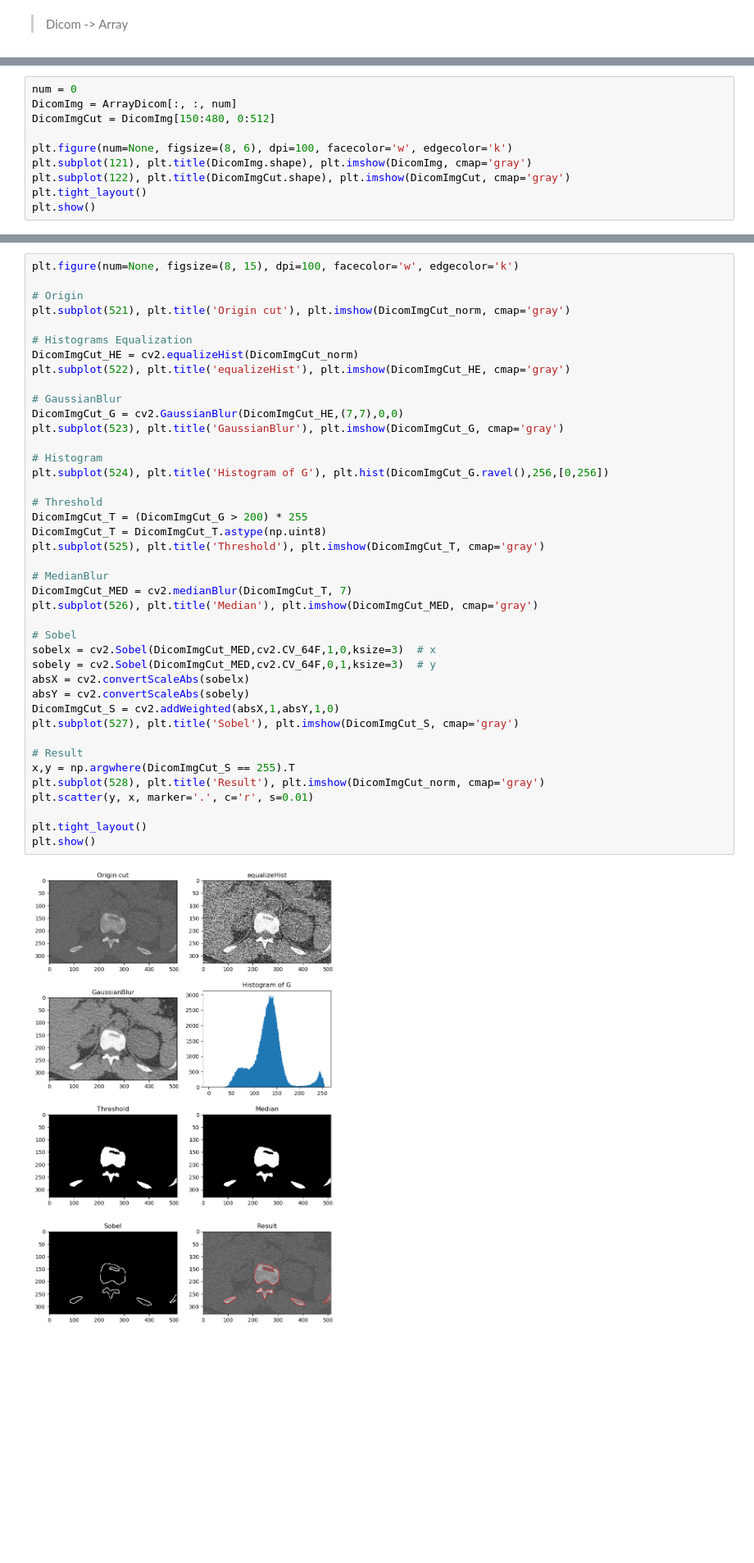
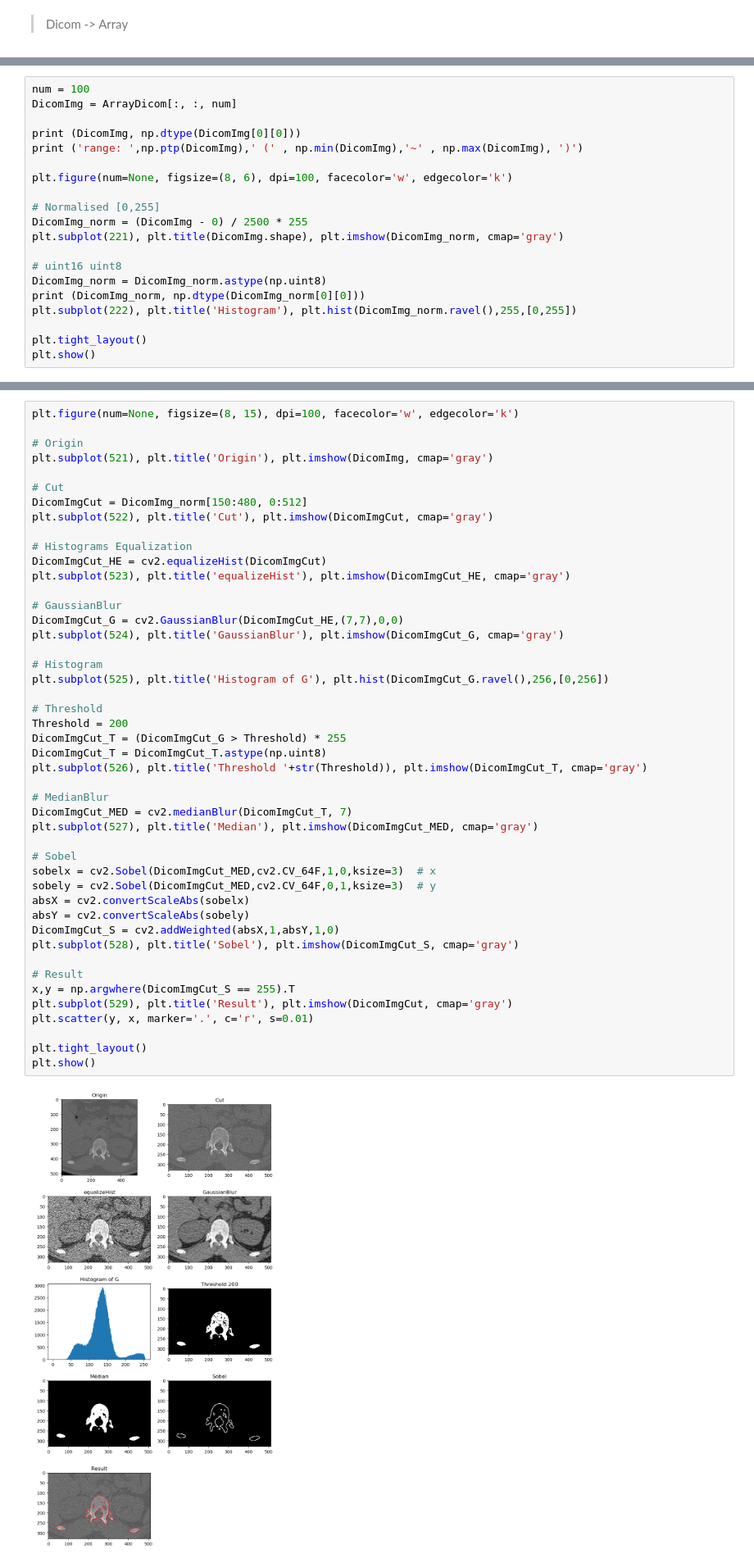
Before and after one commit to ianchen1015/MRCT, a Jupyter notebook: CT.ipynb, the cells around one changed output, grey strips where cells are left out. Shown at 82% size. Saved outputs shown, nothing was run; the diff lists cells and outputs as text; blank space fills up the shorter version.

```diff
--- a/CT.ipynb
+++ b/CT.ipynb
@@ -48,13 +48,23 @@ for filenameDCM in lstFilesDCM:
     # store the raw image data
     ArrayDicom[:, :, lstFilesDCM.index(filenameDCM)] = ds.pixel_array
 # %%
-num = 0
+num = 100
 DicomImg = ArrayDicom[:, :, num]
-DicomImgCut = DicomImg[150:480, 0:512]
+
+print (DicomImg, np.dtype(DicomImg[0][0]))
+print ('range: ',np.ptp(DicomImg),' (' , np.min(DicomImg),'~' , np.max(DicomImg), ')')
 
 plt.figure(num=None, figsize=(8, 6), dpi=100, facecolor='w', edgecolor='k')
-plt.subplot(121), plt.title(DicomImg.shape), plt.imshow(DicomImg, cmap='gray')
-plt.subplot(122), plt.title(DicomImgCut.shape), plt.imshow(DicomImgCut, cmap='gray')
+
+# Normalised [0,255]
+DicomImg_norm = (DicomImg - 0) / 2500 * 255
+plt.subplot(221), plt.title(DicomImg.shape), plt.imshow(DicomImg_norm, cmap='gray')
+
+# uint16 uint8
+DicomImg_norm = DicomImg_norm.astype(np.uint8)
+print (DicomImg_norm, np.dtype(DicomImg_norm[0][0]))
+plt.subplot(222), plt.title('Histogram'), plt.hist(DicomImg_norm.ravel(),255,[0,255])
+
 plt.tight_layout()
 plt.show()
 # %% [output]
@@ -92,42 +88,47 @@ uint8
 plt.figure(num=None, figsize=(8, 15), dpi=100, facecolor='w', edgecolor='k')
 
 # Origin
-plt.subplot(521), plt.title('Origin cut'), plt.imshow(DicomImgCut_norm, cmap='gray')
+plt.subplot(521), plt.title('Origin'), plt.imshow(DicomImg, cmap='gray')
+
+# Cut
+DicomImgCut = DicomImg_norm[150:480, 0:512]
+plt.subplot(522), plt.title('Cut'), plt.imshow(DicomImgCut, cmap='gray')
 
 # Histograms Equalization
-DicomImgCut_HE = cv2.equalizeHist(DicomImgCut_norm)
-plt.subplot(522), plt.title('equalizeHist'), plt.imshow(DicomImgCut_HE, cmap='gray')
+DicomImgCut_HE = cv2.equalizeHist(DicomImgCut)
+plt.subplot(523), plt.title('equalizeHist'), plt.imshow(DicomImgCut_HE, cmap='gray')
 
 # GaussianBlur
 DicomImgCut_G = cv2.GaussianBlur(DicomImgCut_HE,(7,7),0,0)
-plt.subplot(523), plt.title('GaussianBlur'), plt.imshow(DicomImgCut_G, cmap='gray')
+plt.subplot(524), plt.title('GaussianBlur'), plt.imshow(DicomImgCut_G, cmap='gray')
 
 # Histogram
-plt.subplot(524), plt.title('Histogram of G'), plt.hist(DicomImgCut_G.ravel(),256,[0,256])
+plt.subplot(525), plt.title('Histogram of G'), plt.hist(DicomImgCut_G.ravel(),256,[0,256])
 
 # Threshold
-DicomImgCut_T = (DicomImgCut_G > 200) * 255
+Threshold = 200
+DicomImgCut_T = (DicomImgCut_G > Threshold) * 255
 DicomImgCut_T = DicomImgCut_T.astype(np.uint8)
-plt.subplot(525), plt.title('Threshold'), plt.imshow(DicomImgCut_T, cmap='gray')
+plt.subplot(526), plt.title('Threshold '+str(Threshold)), plt.imshow(DicomImgCut_T, cmap='gray')
 
 # MedianBlur
 DicomImgCut_MED = cv2.medianBlur(DicomImgCut_T, 7)
-plt.subplot(526), plt.title('Median'), plt.imshow(DicomImgCut_MED, cmap='gray')
+plt.subplot(527), plt.title('Median'), plt.imshow(DicomImgCut_MED, cmap='gray')
 
 # Sobel
 sobelx = cv2.Sobel(DicomImgCut_MED,cv2.CV_64F,1,0,ksize=3)  # x
 sobely = cv2.Sobel(DicomImgCut_MED,cv2.CV_64F,0,1,ksize=3)  # y
 absX = cv2.convertScaleAbs(sobelx)
 absY = cv2.convertScaleAbs(sobely)
 DicomImgCut_S = cv2.addWeighted(absX,1,absY,1,0)
-plt.subplot(527), plt.title('Sobel'), plt.imshow(DicomImgCut_S, cmap='gray')
+plt.subplot(528), plt.title('Sobel'), plt.imshow(DicomImgCut_S, cmap='gray')
 
 # Result
 x,y = np.argwhere(DicomImgCut_S == 255).T
-plt.subplot(528), plt.title('Result'), plt.imshow(DicomImgCut_norm, cmap='gray')
+plt.subplot(529), plt.title('Result'), plt.imshow(DicomImgCut, cmap='gray')
 plt.scatter(y, x, marker='.', c='r', s=0.01)
 
 plt.tight_layout()
 plt.show()
 # %% [output]
-[figure, old version]
+[figure, new version]
```
Also changed, not shown: parts of 4 cells of this notebook.
